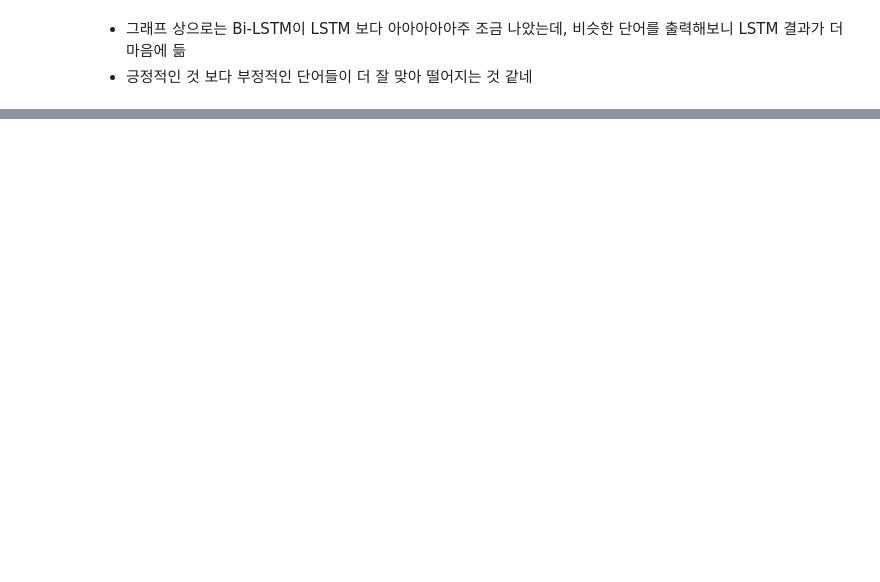
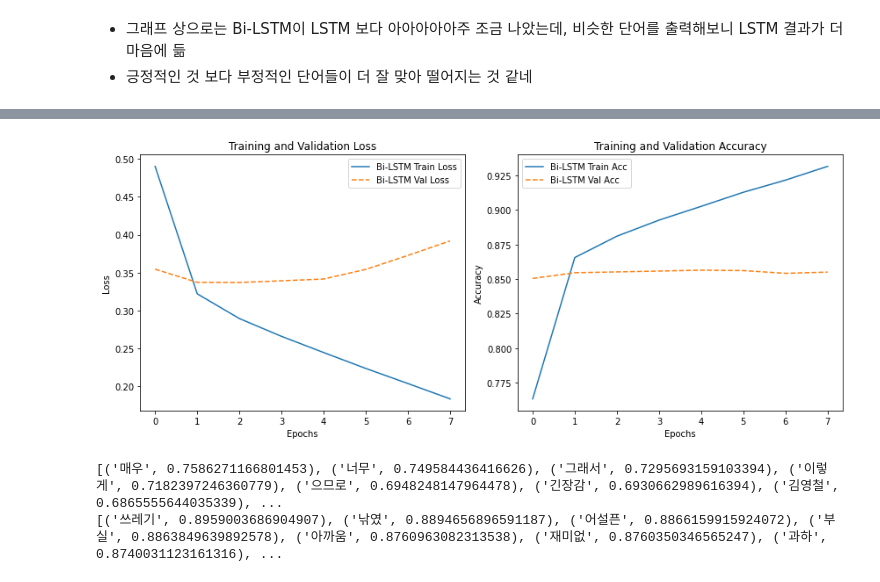
Before and after one commit to engelin/AIFFEL_quest_rs, a Jupyter notebook: Exploration/Ex05/0206_sentiment_project.ipynb, the cells around one changed output, grey strips where cells are left out. Saved outputs shown, nothing was run; the diff lists cells and outputs as text; code cells hidden in the pictures; blank space fills up the shorter version.

```diff
--- a/Exploration/Ex05/0206_sentiment_project.ipynb
+++ b/Exploration/Ex05/0206_sentiment_project.ipynb
@@ -1013,0 +840,19 @@ LSTM - Word2Vec | Loss 0.40503159165382385 | Accuracy 0.8461866974830627
+# %%
+from tensorflow.keras.initializers import Constant
+from tensorflow.keras.layers import Embedding, Dense
+from tensorflow.keras.layers import GlobalMaxPooling1D
+from tensorflow.keras.layers import Bidirectional
+
+model_bilstm = Sequential([
+    Embedding(input_dim=vocab_size, output_dim=word_vector_dim, input_length=max_len, input_shape=(None,)),
+    Bidirectional(LSTM(8, return_sequences=True)),
+    GlobalMaxPooling1D(),
+    Dense(8, activation='relu'),
+    Dense(1, activation='sigmoid')
+])
+# %%
+trained_model, history = train_model_history(model_bilstm,
+                                             {'x': X_train_pre, 'y': y_train_final},
+                                             {'x': X_val_pre, 'y': y_val})
+
+results = test_model(trained_model, {'x': X_test_pre_padded, 'y': y_test})
@@ -1013,0 +879,39 @@ LSTM - Word2Vec | Loss 0.40503159165382385 | Accuracy 0.8461866974830627
+# %%
+import matplotlib.pyplot as plt
+
+plt.figure(figsize=(12, 5))
+
+# Loss 그래프
+plt.subplot(1, 2, 1)
+plt.plot(history.history['loss'], label='Bi-LSTM Train Loss')
+plt.plot(history.history['val_loss'], label='Bi-LSTM Val Loss', linestyle='dashed')
+plt.xlabel('Epochs')
+plt.ylabel('Loss')
+plt.legend()
+plt.title('Training and Validation Loss')
+
+# Accuracy 그래프
+plt.subplot(1, 2, 2)
+plt.plot(history.history['accuracy'], label='Bi-LSTM Train Acc')
+plt.plot(history.history['val_accuracy'], label='Bi-LSTM Val Acc', linestyle='dashed')
+plt.xlabel('Epochs')
+plt.ylabel('Accuracy')
+plt.legend()
+plt.title('Training and Validation Accuracy')
+
+plt.tight_layout()
+plt.show()
+# %% [output]
+[figure, added]
+# %%
+vocab_size = len(word_to_index)
+word_vector_dim = korean_word_vectors.wv.vectors.shape[1]
+
+filepath = os.getenv('HOME')+'/aiffel/sentiment_classification/data/word2vec_pretrained.txt'
+write_embedding_layer(trained_model, vocab_size, word_vector_dim, index_to_word, filepath)
+
+print(get_similar_words(filepath, "재미"))
+print(get_similar_words(filepath, "실망"))
+# %% [output]
+[('매우', 0.7586271166801453), ('너무', 0.749584436416626), ('그래서', 0.7295693159103394), ('이렇게', 0.7182397246360779), ('으므로', 0.6948248147964478), ('긴장감', 0.6930662989616394), ('김영철', 0.6865555644035339), ...
+[('쓰레기', 0.8959003686904907), ('낚였', 0.8894656896591187), ('어설픈', 0.8866159915924072), ('부실', 0.8863849639892578), ('아까움', 0.8760963082313538), ('재미없', 0.8760350346565247), ('과하', 0.8740031123161316), ...
```
Also changed, not shown: parts of 73 cells of this notebook, 2 other files.
